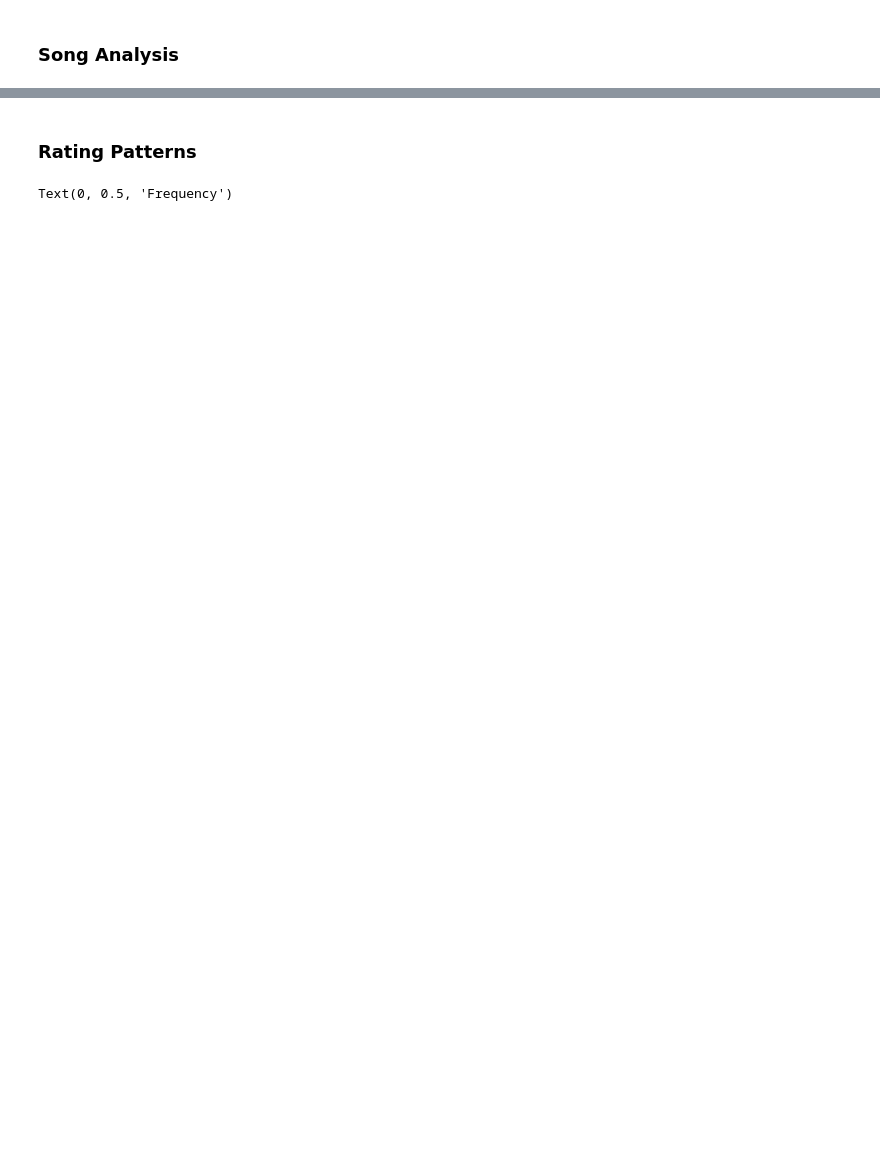
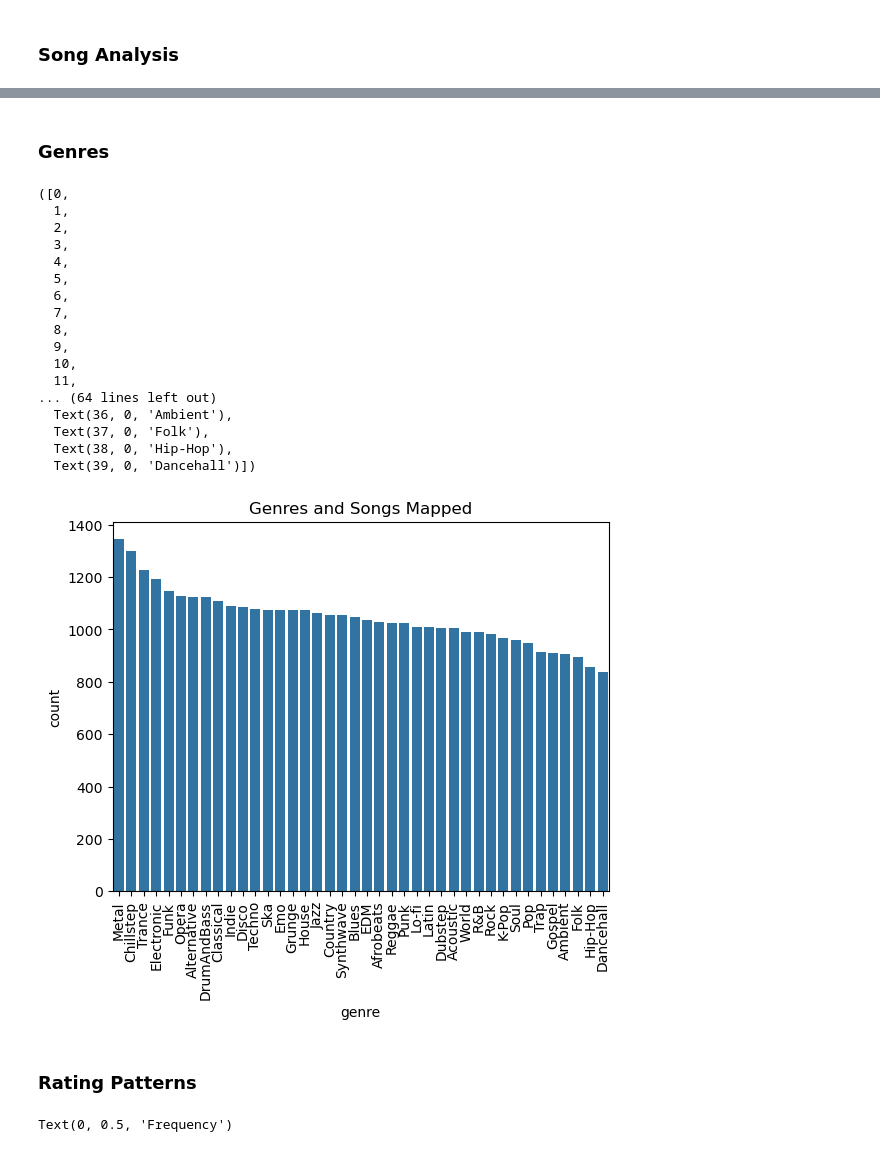
Before and after one commit to bakuyy/chime-rec-engine, a Jupyter notebook: chime-rec-engine.ipynb, the cells around one changed output, grey strips where cells are left out. Drawn from its saved outputs; the diff is of its cells as text; code cells hidden in the pictures; blank space fills up the shorter version.

```diff
--- a/chime-rec-engine.ipynb
+++ b/chime-rec-engine.ipynb
@@ -84,3 +109,37 @@ Text(0, 0.5, 'Number of Listens')
+# %% [markdown]
+### Genres
+# %%
+import ast
+from collections import Counter
+
+genres = df["genres"].apply(ast.literal_eval)
+genre_freq = Counter(genre for song in genres for genre in song)
+
+genre_freq_df = pd.DataFrame([genre_freq]).T.reset_index()
+genre_freq_df.columns = ['genre','count']
+
+plt.title("Genres and Songs Mapped")
+sns.barplot(x='genre',y='count', data=genre_freq_df.sort_values(by="count", ascending=False))
+plt.xticks(rotation=90)
+# %% [output]
+([0,
+  1,
+  2,
+  3,
+  4,
+  5,
+  6,
+  7,
+  8,
+  9,
+  10,
+  11,
+... (64 lines left out)
+  Text(36, 0, 'Ambient'),
+  Text(37, 0, 'Folk'),
+  Text(38, 0, 'Hip-Hop'),
+  Text(39, 0, 'Dancehall')])
+[figure, added]
 # %% [markdown]
 ### Rating Patterns
 # %%
```
Also changed, not shown: parts of 10 cells of this notebook, 2 other files.
